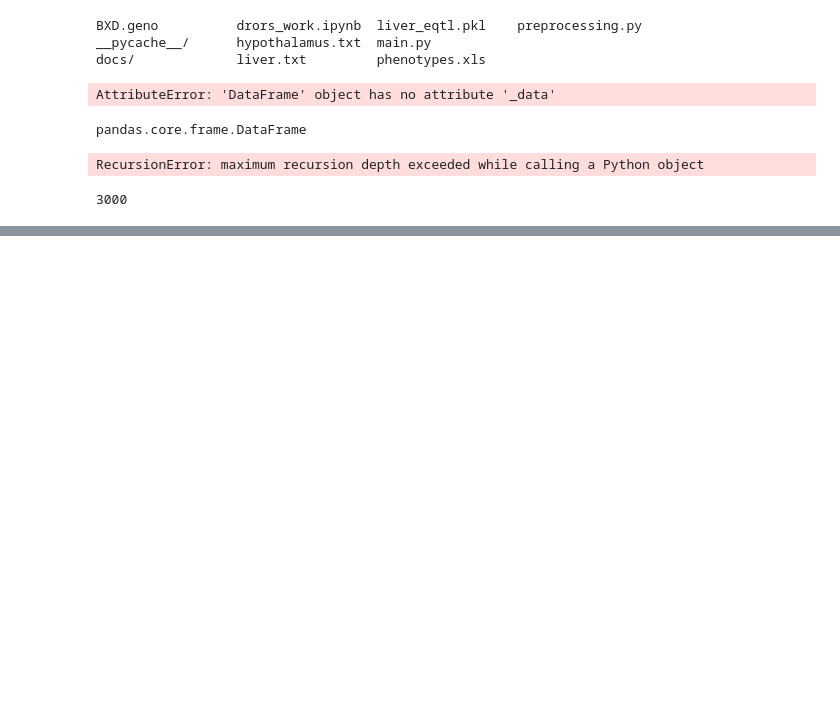
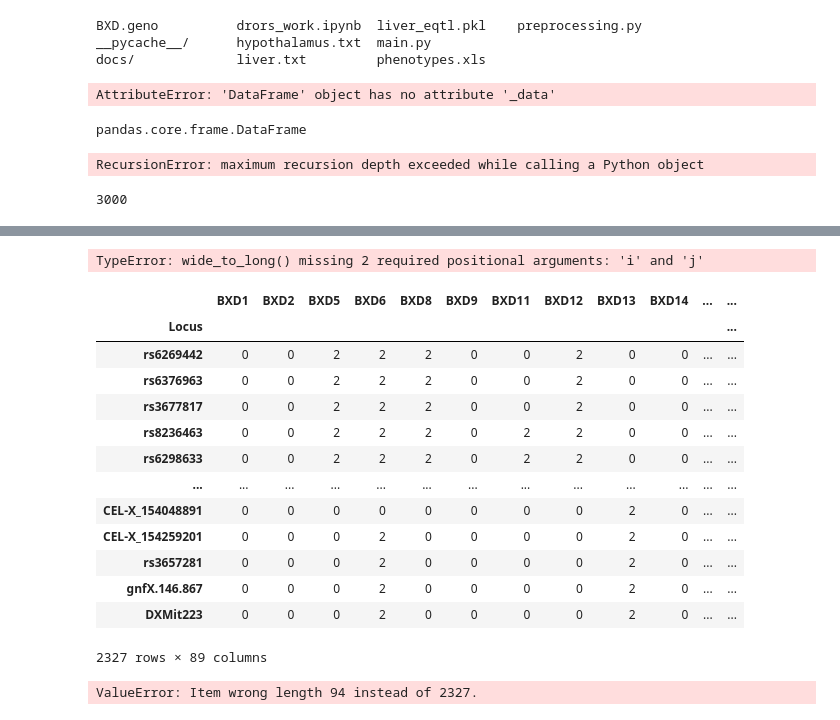
Before and after one commit to guyshur/system_genetics, a Jupyter notebook: drors_work.ipynb, the cells around one changed output, grey strips where cells are left out. Saved outputs shown, nothing was run; the diff lists cells and outputs as text; code cells hidden in the pictures; blank space fills up the shorter version.

Commit message:
Added QTL analysis and FDR correction for QTL analysis results, there still seems to be a problem in the FDR correction.

```diff
--- a/drors_work.ipynb
+++ b/drors_work.ipynb
@@ -139,0 +147,3 @@ sys.getrecursionlimit()
+# %%
+phenotypes =  pd.read_csv('data/phenotypes_filtered_df.csv')
+genotypes = pd.read_csv('data/genotypes_preproc_numeric_df.csv')
@@ -139,0 +189,7 @@ sys.getrecursionlimit()
+# %%
+# This genotypes preprocessed file is already encoded and there are no NaNs in it.
+genotypes.isna().sum().sum()
+
+# Filter out hetrozygous samples and encode genotypes as either 1 or 2.
+mask = genotypes == 1
+genotypes_homozygous = genotypes[~mask]
@@ -139,0 +226,30 @@ sys.getrecursionlimit()
+# %%
+# phenotypes = phenotypes.set_index('Phenotype')
+# genotypes_homozygous = genotypes_homozygous.set_index('Locus')
+from scipy.stats import f
+from scipy import stats
+
+pheno_vs_geno_df = pd.DataFrame(index = genotypes_homozygous.index, columns = phenotypes.index)
+# print(pheno_vs_geno_df)
+for _, pheno in phenotypes.iterrows():
+    y = pheno
+    y = y.dropna()
+    common = genotypes_homozygous.columns.intersection(y.index)
+    y = y[common]
+    X = genotypes_homozygous[common]
+    reg_models = X.apply(lambda x: stats.linregress(x, y), axis = 1)
+    pvals = reg_models.apply(lambda model: model.pvalue)
+#     pvals = reg_models.apply(lambda model: -np.log10(model.pvalue))
+
+    pheno_vs_geno_df[pheno.name] = pvals
+
+
+
+
+
+# Extract pvalues and -log10 transform. Output results to txt
+
+# pvals.to_csv('hw2_log_pvals.txt', sep='\n', index=False, header=False)
+
+#     genotypes_homozygous.apply(l)
+#     print(pheno)
@@ -139,0 +273,27 @@ sys.getrecursionlimit()
+# %%
+pd.wide_to_long(df=pheno_vs_geno_df, stubnames=pheno_vs_geno_df.columns)
+# %% [output]
+TypeError: wide_to_long() missing 2 required positional arguments: 'i' and 'j'
+# %%
+genotypes_homozygous[common]
+# %% [output]
+|  | BXD1 | BXD2 | BXD5 | BXD6 | BXD8 | BXD9 | BXD11 | BXD12 | BXD13 | BXD14 | ... | ... |
+| Locus |  |  |  |  |  |  |  |  |  |  |  | ... |
+| rs6269442 | 0 | 0 | 2 | 2 | 2 | 0 | 0 | 2 | 0 | 0 | ... | ... |
+| rs6376963 | 0 | 0 | 2 | 2 | 2 | 0 | 0 | 2 | 0 | 0 | ... | ... |
+| rs3677817 | 0 | 0 | 2 | 2 | 2 | 0 | 0 | 2 | 0 | 0 | ... | ... |
+| rs8236463 | 0 | 0 | 2 | 2 | 2 | 0 | 2 | 2 | 0 | 0 | ... | ... |
+| rs6298633 | 0 | 0 | 2 | 2 | 2 | 0 | 2 | 2 | 0 | 0 | ... | ... |
+| ... | ... | ... | ... | ... | ... | ... | ... | ... | ... | ... | ... | ... |
+| CEL-X_154048891 | 0 | 0 | 0 | 0 | 0 | 0 | 0 | 0 | 2 | 0 | ... | ... |
+| CEL-X_154259201 | 0 | 0 | 0 | 2 | 0 | 0 | 0 | 0 | 2 | 0 | ... | ... |
+| rs3657281 | 0 | 0 | 0 | 2 | 0 | 0 | 0 | 0 | 2 | 0 | ... | ... |
+| gnfX.146.867 | 0 | 0 | 0 | 2 | 0 | 0 | 0 | 0 | 2 | 0 | ... | ... |
+| DXMit223 | 0 | 0 | 0 | 2 | 0 | 0 | 0 | 0 | 2 | 0 | ... | ... |
+2327 rows × 89 columns
+# %%
+mask = genotypes_homozygous[y.index.isin(genotypes_homozygous.columns)]
+mask
+# genotypes_homozygous.iloc[0:2,:][y.index]
+# %% [output]
+ValueError: Item wrong length 94 instead of 2327.
```
Also changed, not shown: parts of 11 cells of this notebook, 3 other files.
